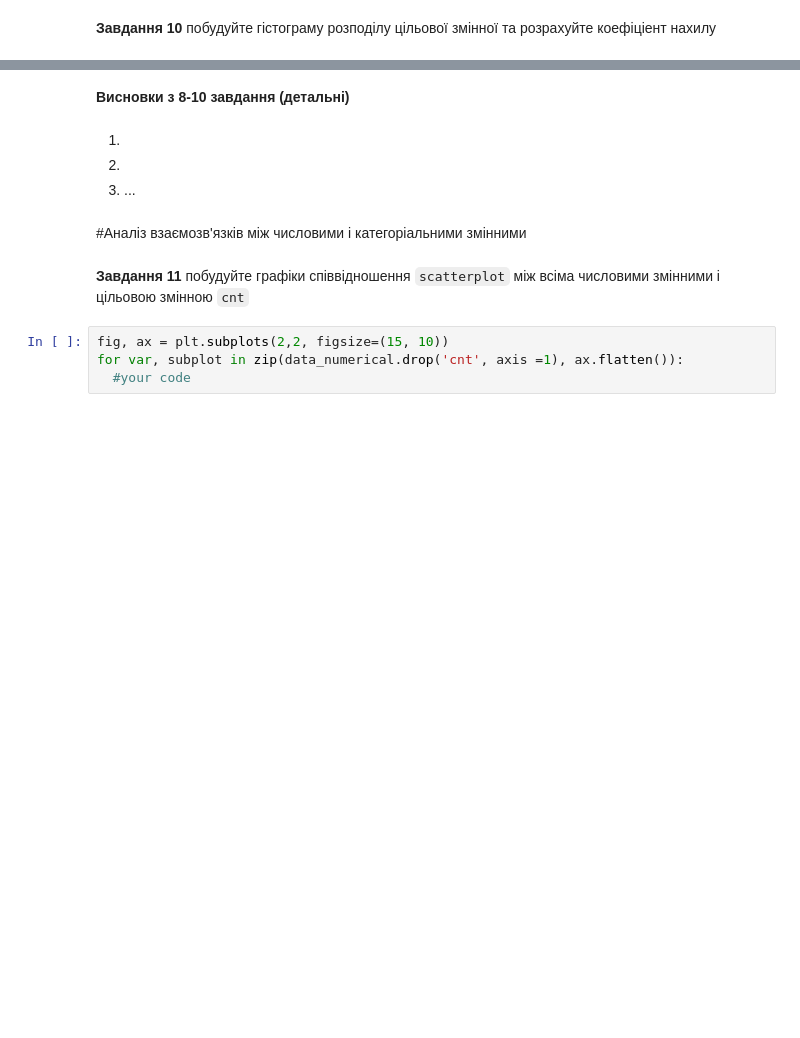
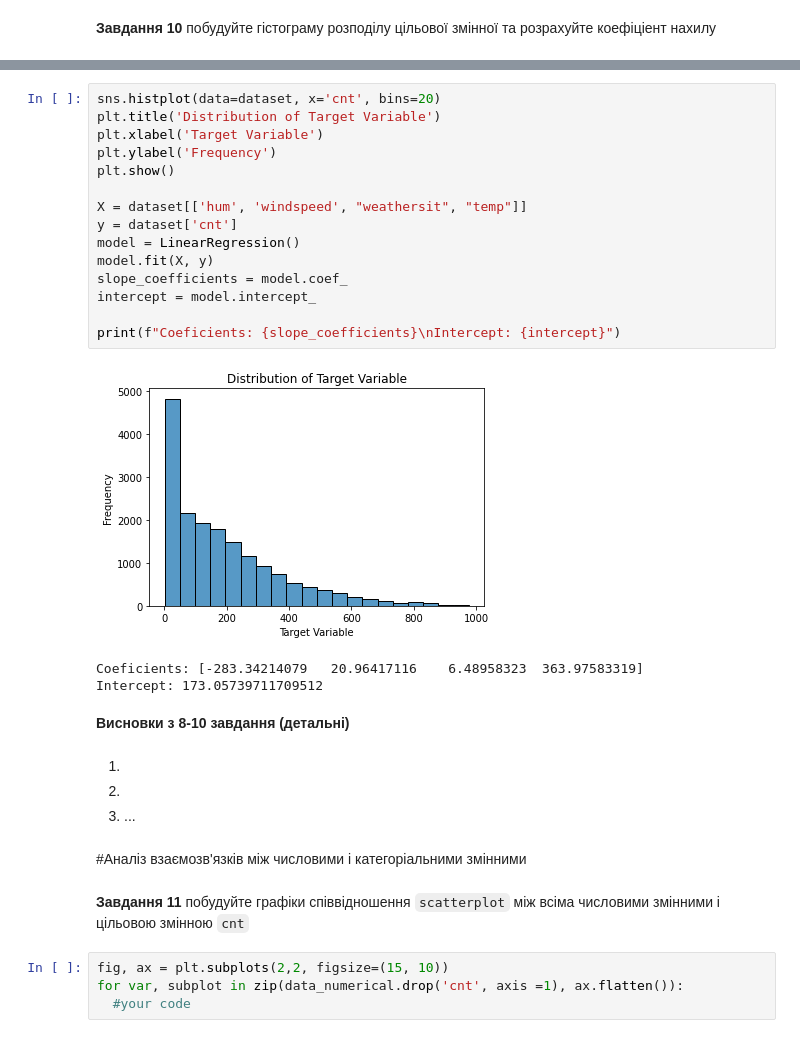
Before and after one commit to splitedwindow/AIFundamentals, a Jupyter notebook: labs/Task4_Linear_Regression/Task4_Regression_basicAI.ipynb, the cells around one changed output, grey strips where cells are left out. Saved outputs shown, nothing was run; the diff lists cells and outputs as text; blank space fills up the shorter version.

```diff
--- a/labs/Task4_Linear_Regression/Task4_Regression_basicAI.ipynb
+++ b/labs/Task4_Linear_Regression/Task4_Regression_basicAI.ipynb
@@ -130,3 +235,22 @@ fig, ax = plt.subplots(2, 2, figsize=(20, 10))
+# %%
+sns.histplot(data=dataset, x='cnt', bins=20)
+plt.title('Distribution of Target Variable')
+plt.xlabel('Target Variable')
+plt.ylabel('Frequency')
+plt.show()
+
+X = dataset[['hum', 'windspeed', "weathersit", "temp"]]
+y = dataset['cnt']
+model = LinearRegression()
+model.fit(X, y)
+slope_coefficients = model.coef_
+intercept = model.intercept_
+
+print(f"Coeficients: {slope_coefficients}\nIntercept: {intercept}")
+# %% [output]
+[figure, added]
+Coeficients: [-283.34214079   20.96417116    6.48958323  363.97583319]
+Intercept: 173.05739711709512
 # %% [markdown]
 **Висновки з 8-10 завдання (детальні)**
 # %% [markdown]
```
Also changed, not shown: parts of 27 cells of this notebook.
